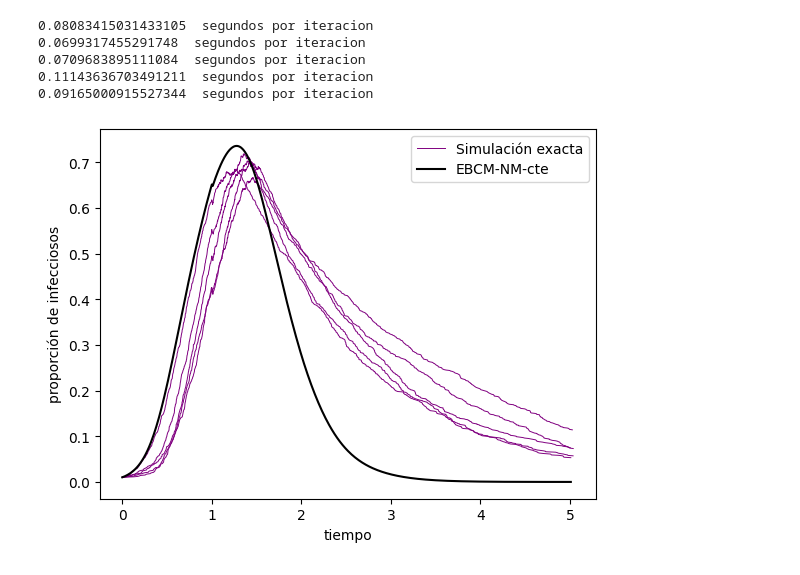
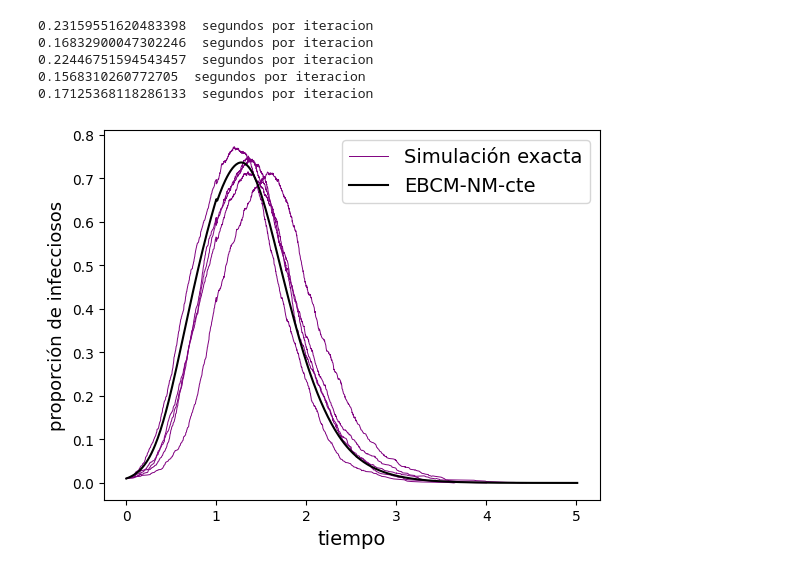
Before and after one commit to JairEsc/Aproximaciones-de-Modelos-Epidemiologicos, a Jupyter notebook: EBCM_NM_simulaciones.ipynb, the cells around one changed output. Saved outputs shown, nothing was run; the diff lists cells and outputs as text; code cells hidden in the pictures.

```diff
--- a/EBCM_NM_simulaciones.ipynb
+++ b/EBCM_NM_simulaciones.ipynb
@@ -246,6 +246,7 @@ def EBCM_non_markovian(iniciales,riesgo_inf,riesgo_rec,fgp,fgp_prime_1,fgp_prime
 # %%
 #densidades y supervivencias
 #normal----------------------------------
+backupHH=[]
 mu=1
 sigma=0.75
 beta=0.75
@@ -264,6 +265,7 @@ for k in range(5):
     G_copy=G.copy()
     X_I_indexes_copy=X_I_indexes.copy()
     H=Gillespie_Direct_Method_Non_markovian_network(N=N,X_I_indexes=X_I_indexes_copy,method='aproximado',params=[],densities=[psi_infection,psi_recovery],survivals=[psi_survival_infection,psi_survival_recovery],G_network_initial=G_copy,T=5)
+    backupHH.append(H)
     if(k==0):
         plt.plot(H['time'],H['I(t)']/N, 'orange',linewidth=0.7,label='Simulación MG-T')
     else:
@@ -313,7 +315,9 @@ plt.ylabel('proporción de infecciosos')
 plt.xlabel('tiempo')
 plt.plot(T,I_normal,'black',label='EBCM-NM-normal')
 ####
-plt.legend()
+plt.legend(fontsize=14)
+plt.xlabel('tiempo',fontsize=14)
+plt.ylabel('proporción de infecciosos',fontsize=13)
 plt.savefig("EBCN_NM_sim_Normal.png",dpi=300)
 plt.show()
 print(time.time()-start_time_00," segundos en total")
@@ -417,7 +421,7 @@ def Gillespie_Direct_Method_Network(beta,gamma,N,X_I_indexes,G_network_initial=n
         X_I=len(X_I_indexes)
         X_S=N-X_I
         Historia.append([t,X_S,X_I])#Focus
-        if(X_I==0):
+        if(X_I==0 or t>T):
             flag=False
     return pd.DataFrame(Historia,columns=['time','S(t)','I(t)'])
 # %%
@@ -468,7 +503,10 @@ plt.show()
 #Decide cuál ocurre primero.
 def Monte_Carlo_Step_exp_cte(Lambdas,dict_num_contacts,X_I_indexes,X_I_rec_times,t):
     Lambda=np.sum(Lambdas)
-    tau=np.random.exponential(scale=1/Lambda)
+    if(Lambda>0):
+      tau=np.random.exponential(scale=1/Lambda)
+    else:
+      tau=np.inf
     next_time=min(X_I_rec_times)
     index_next=X_I_rec_times.index(next_time)
     if(t+tau<next_time):#Infeccion ocurre
@@ -484,6 +522,7 @@ def Monte_Carlo_Step_exp_cte(Lambdas,dict_num_contacts,X_I_indexes,X_I_rec_times
         k=0
         new_reaction_index=index_next
         new_reaction=X_I_indexes[index_next]
+        tau=next_time-t
     return tau,new_reaction,k-1,new_reaction_index
 def Gillespie_Direct_Method_Network_cte(beta,gamma,N,X_I_indexes,G_network_initial=nx.Graph(),T=np.inf):
     flag=True
@@ -565,9 +604,6 @@ def Gillespie_Direct_Method_Network_cte(beta,gamma,N,X_I_indexes,G_network_initi
     return pd.DataFrame(Historia,columns=['time','S(t)','I(t)'])
 # %%
 #constante----------------------------------
-mu=1
-sigma=0.75
-beta=0.75
 np.random.seed(0)
 def psi_survival_infection(x):
     return np.exp(-beta*x)
@@ -582,37 +618,39 @@ def psi_recovery(x):
     if(abs(x-1)<0.001):
       return 1
     else:
       return 0
 for k in range(5):
     #------------------------------------
     iter_time = time.time()
     G_copy=G.copy()
     X_I_indexes_copy=X_I_indexes.copy()
     H=Gillespie_Direct_Method_Network_cte(beta*(N-1),gamma=1,N=10**3,X_I_indexes=X_I_indexes_copy,G_network_initial=G_copy,T=5)
     if(k==0):
         plt.plot(H['time'],H['I(t)']/N, 'purple',linewidth=0.7,label='Simulación exacta')
     else:
         plt.plot(H['time'],H['I(t)']/N, 'purple',linewidth=0.7)
     print(time.time()-iter_time,' segundos por iteracion')
 #constante Campo Medio
 def gamma_fun_cte(a):
     if a==1.0:
         return 0.01**(-1)
     else:
         return 0
 T,I_cte,TH=EBCM_non_markovian(iniciales=iniciales,riesgo_inf=beta_cte,riesgo_rec=gamma_fun_cte,fgp=approx_psi_powerlaw,
                        fgp_prime_1=approx_prime_psi_powerlaw,fgp_prime_2=approx_prime_2_psi_powerlaw,step_len=step_len,fin=fin_T)
 plt.ylabel('proporción de infecciosos')
 plt.xlabel('tiempo')
 plt.plot(T,I_cte,'black',label='EBCM-NM-cte')
 ####
-plt.legend()
+plt.legend(fontsize=14)
+plt.xlabel('tiempo',fontsize=14)
+plt.ylabel('proporción de infecciosos',fontsize=13)
 plt.savefig("EBCN_NM_sim_Cte.png",dpi=300)
 plt.show()
 # %% [output]
-0.08083415031433105  segundos por iteracion
-0.0699317455291748  segundos por iteracion
-0.0709683895111084  segundos por iteracion
-0.11143636703491211  segundos por iteracion
-0.09165000915527344  segundos por iteracion
+0.23159551620483398  segundos por iteracion
+0.16832900047302246  segundos por iteracion
+0.22446751594543457  segundos por iteracion
+0.1568310260772705  segundos por iteracion
+0.17125368118286133  segundos por iteracion
-[figure, old version]
+[figure, new version]
```
Also changed, not shown: parts of 2 cells of this notebook.
